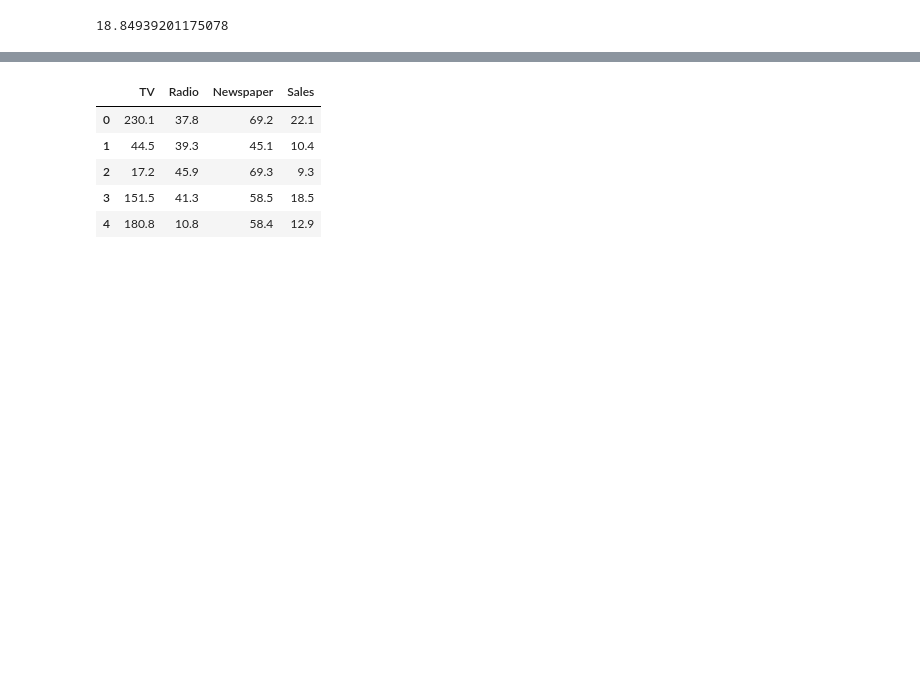
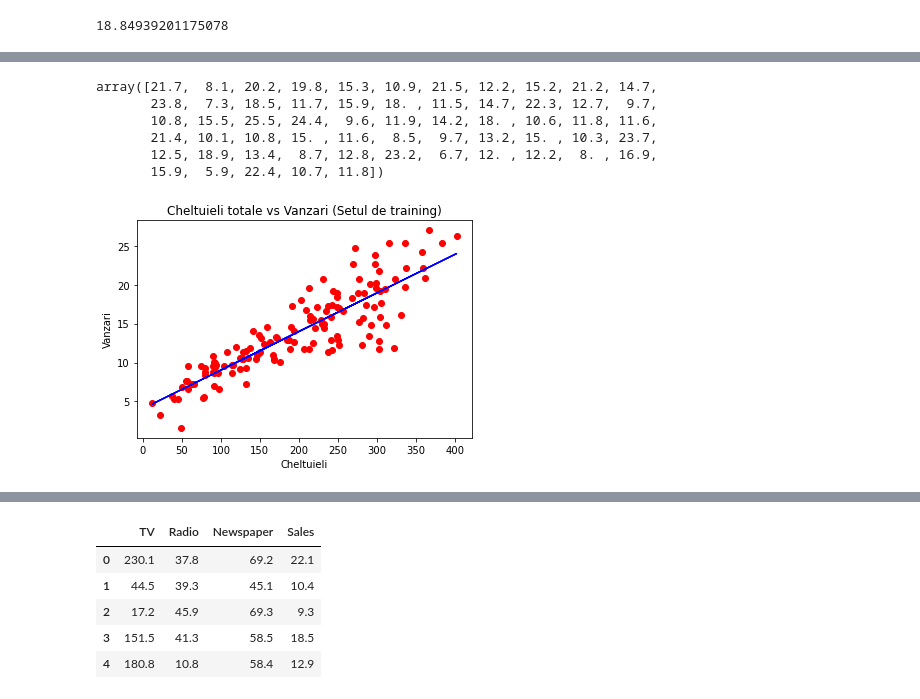
Before and after one commit to npsimid/Machine_Learning_Algorithms, a Jupyter notebook: Linear regresion/Linear_regresion.ipynb, the cells around one changed output, grey strips where cells are left out. Cells and saved outputs as stored; diff of their text form; code cells hidden in the pictures; blank space fills up the shorter version.

```diff
--- a/Linear regresion/Linear_regresion.ipynb
+++ b/Linear regresion/Linear_regresion.ipynb
@@ -126,0 +164,5 @@ sales
+# %%
+# separarea in X si y
+X = df.drop(['TV', 'Radio', 'Newspaper','Sales'], axis=1)
+y = df['Sales']
+X
@@ -126,0 +183,11 @@ sales
+# %%
+#crearea setului de training si a setului de test
+from sklearn.model_selection import train_test_split
+X_train, X_test, y_train, y_test = train_test_split(X, y, test_size = 0.3, random_state = 9)
+# %%
+# inportul clasei modelului regresiei liniare si crearea unei instante a acestuia
+from sklearn.linear_model import LinearRegression
+model = LinearRegression()
+# %%
+# realizarea trainingului modelului pe datele de training
+model.fit(X_train, y_train)
@@ -126,0 +225,19 @@ sales
+# %%
+# vizualizarea datelor de test
+np.array(y_test)
+# %% [output]
+array([21.7,  8.1, 20.2, 19.8, 15.3, 10.9, 21.5, 12.2, 15.2, 21.2, 14.7,
+       23.8,  7.3, 18.5, 11.7, 15.9, 18. , 11.5, 14.7, 22.3, 12.7,  9.7,
+       10.8, 15.5, 25.5, 24.4,  9.6, 11.9, 14.2, 18. , 10.6, 11.8, 11.6,
+       21.4, 10.1, 10.8, 15. , 11.6,  8.5,  9.7, 13.2, 15. , 10.3, 23.7,
+       12.5, 18.9, 13.4,  8.7, 12.8, 23.2,  6.7, 12. , 12.2,  8. , 16.9,
+       15.9,  5.9, 22.4, 10.7, 11.8])
+# %%
+#afisarea grafica a datelor de training si a linie de predictie
+plt.scatter(X_train, y_train, color = 'red')
+plt.plot(np.array(X_train), model.predict(X_train), color = 'blue')
+plt.title('Cheltuieli totale vs Vanzari (Setul de training)')
+plt.xlabel('Cheltuieli')
+plt.ylabel('Vanzari');
+# %% [output]
+[figure, added]
```
Also changed, not shown: parts of 175 cells of this notebook, 1 other file.
